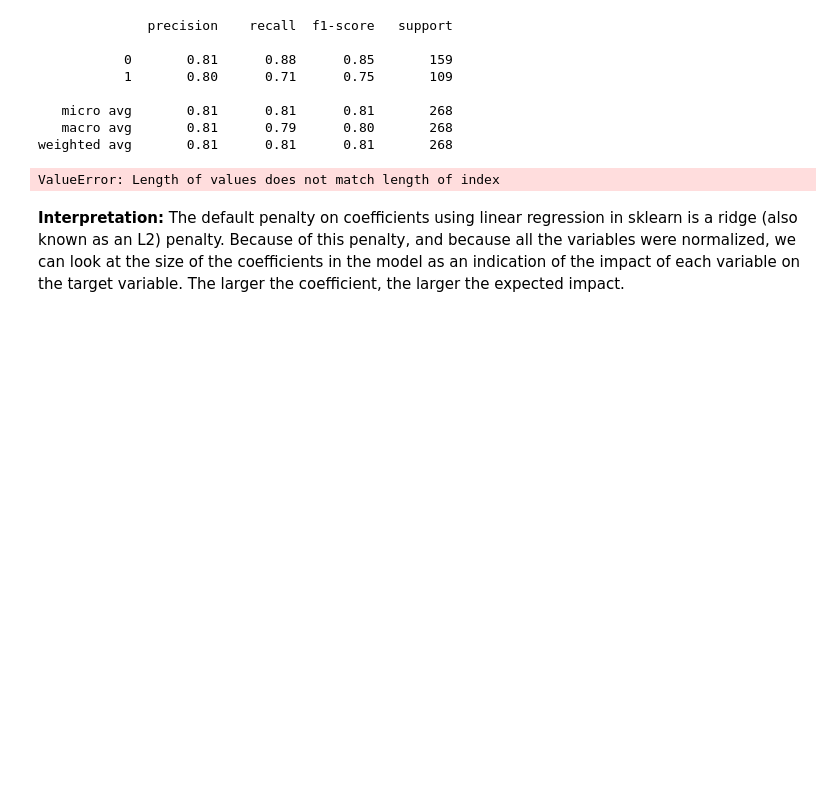
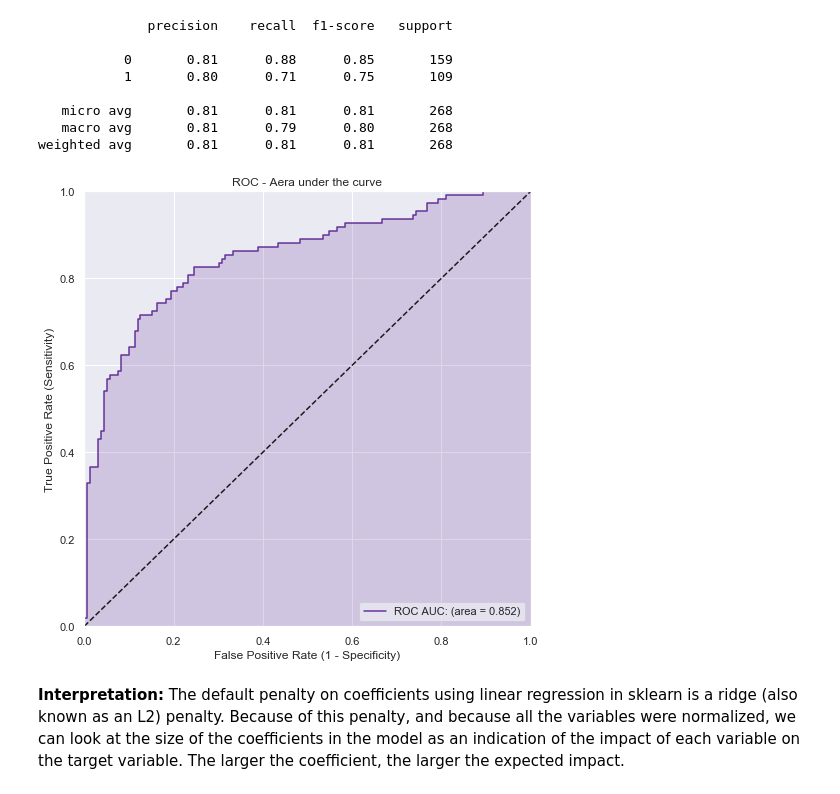
Before and after one commit to rbuerki/codebook, a Jupyter notebook: test_notebooks/LogReg_demo_and_testing.ipynb, the cells around one changed output. Drawn from its saved outputs; the diff is of its cells as text; code cells hidden in the pictures; blank space fills up the shorter version.

```diff
--- a/test_notebooks/LogReg_demo_and_testing.ipynb
+++ b/test_notebooks/LogReg_demo_and_testing.ipynb
@@ -141,7 +141,7 @@ None
 First step is to initialize a (or a couple of different) linear scikit-learn model object with it's correspoding parameters.
 # %%
 # define a scikit-learn model object you want to work with
-model = LogisticRegression()
+model = LogisticRegression(solver='liblinear')
 # create an instance of the LinRegModel class by passing the dataframe, the target variable and the model object
 logReg_simple = LogRegModel(titanic, 'Survived', model)
 # %%
@@ -199,11 +200,13 @@ logReg_simple.print_classification_report()
    micro avg       0.81      0.81      0.81       268
    macro avg       0.81      0.79      0.80       268
 weighted avg       0.81      0.81      0.81       268
+# %%
+logReg_simple.plot_ROC_curve()
+# %% [output]
+[figure, added]
 # %%
 # plot feature weights (error estimation by bootstrapping)
 logReg_simple.print_coef_weights(n_bootstrap=5)
-# %% [output]
-ValueError: Length of values does not match length of index
 # %% [markdown]
 **Interpretation:** The default penalty on coefficients using linear regression in sklearn is a ridge (also known as an L2) penalty.  Because of this penalty, and because all the variables were normalized, we can look at the size of the coefficients in the model as an indication of the impact of each variable on the target variable. The larger the coefficient, the larger the expected impact.
 # %% [markdown]
```
Also changed, not shown: parts of 9 cells of this notebook, 1 other file.
